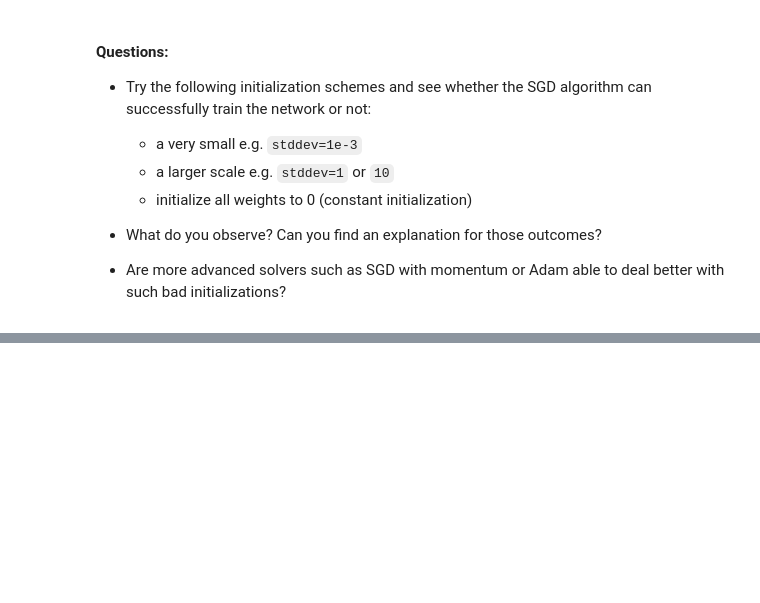
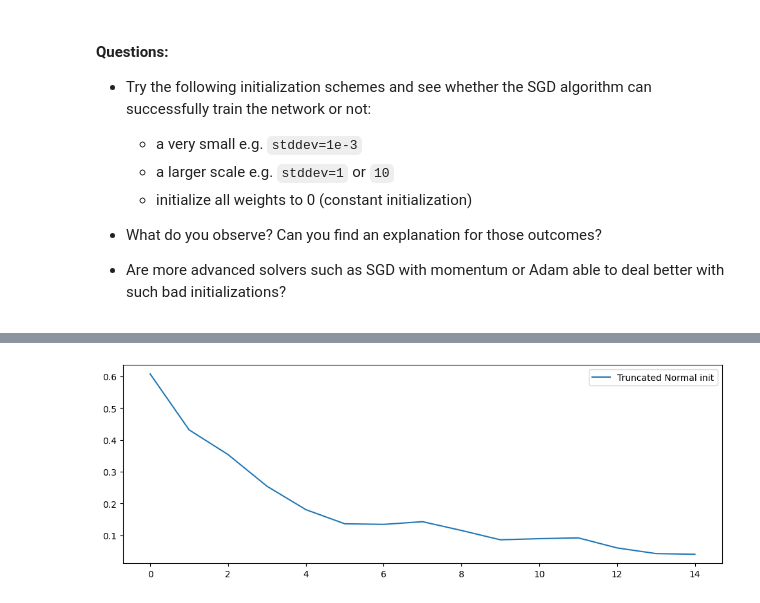
Before and after one commit to UofT-DSI/deep_learning, a Jupyter notebook: 01_materials/labs/lab_1.ipynb, the cells around one changed output, grey strips where cells are left out. Saved outputs shown, nothing was run; the diff lists cells and outputs as text; code cells hidden in the pictures; blank space fills up the shorter version.

```diff
--- a/01_materials/labs/lab_1.ipynb
+++ b/01_materials/labs/lab_1.ipynb
@@ -394,0 +681,81 @@ model.layers[0].weights
+# %%
+#   - a very small e.g. `stddev=1e-3`
+# seems to result in less smoother curve
+#   - a larger scale e.g. `stddev=1` or `10`
+#   - initialize all weights to 0 (constant initialization)
+
+from tensorflow.keras import initializers
+from tensorflow.keras import optimizers
+
+input_dim = 64
+hidden_dim = 64
+output_dim = 10
+
+stddev_values = [1e-3, 1, 10, 0]
+
+for stddev in stddev_values:
+
+    normal_init = initializers.TruncatedNormal(stddev=stddev, seed=42)
+
+    model = Sequential()
+    model.add(Dense(hidden_dim, input_dim=input_dim, activation="tanh",
+                    kernel_initializer=normal_init))
+    model.add(Dense(hidden_dim, activation="tanh",
+                    kernel_initializer=normal_init))
+    model.add(Dense(output_dim, activation="softmax",
+                    kernel_initializer=normal_init))
+
+    model.compile(optimizer=optimizers.SGD(learning_rate=0.1),
+                loss='categorical_crossentropy', metrics=['accuracy'])
+
+    history = model.fit(X_train, y_train, epochs=15, batch_size=32)
+
+    history = model.fit(X_train, y_train, epochs=15, batch_size=32)
+
+    plt.figure(figsize=(12, 4))
+    plt.plot(history.history['loss'], label="Truncated Normal init")
+    plt.legend();
+
+# Are more advanced solvers such as SGD with momentum or Adam able to deal better with such bad initializations?
+normal_init = initializers.TruncatedNormal(stddev=1, seed=42)
+
+model = Sequential()
+model.add(Dense(hidden_dim, input_dim=input_dim, activation="tanh",
+                kernel_initializer=normal_init))
+model.add(Dense(hidden_dim, activation="tanh",
+                kernel_initializer=normal_init))
+model.add(Dense(output_dim, activation="softmax",
+                kernel_initializer=normal_init))
+
+model.compile(optimizer=optimizers.SGD(learning_rate=0.1, momentum=0.9),
+            loss='categorical_crossentropy', metrics=['accuracy'])
+
+history = model.fit(X_train, y_train, epochs=15, batch_size=32)
+
+history = model.fit(X_train, y_train, epochs=15, batch_size=32)
+
+plt.figure(figsize=(12, 4))
+plt.plot(history.history['loss'], label="Truncated Normal init")
+plt.legend();
+
+normal_init = initializers.TruncatedNormal(stddev=1, seed=42)
+
+model = Sequential()
+model.add(Dense(hidden_dim, input_dim=input_dim, activation="tanh",
+                kernel_initializer=normal_init))
+model.add(Dense(hidden_dim, activation="tanh",
+                kernel_initializer=normal_init))
+model.add(Dense(output_dim, activation="softmax",
+                kernel_initializer=normal_init))
+
+model.compile(optimizer=optimizers.Adam(),
+            loss='categorical_crossentropy', metrics=['accuracy'])
+
+history = model.fit(X_train, y_train, epochs=15, batch_size=32)
+
+history = model.fit(X_train, y_train, epochs=15, batch_size=32)
+
+plt.figure(figsize=(12, 4))
+plt.plot(history.history['loss'], label="Truncated Normal init")
+plt.legend();
+# %% [output]
@@ -394,0 +779 @@ model.layers[0].weights
+[figure, added]
```
Also changed, not shown: parts of 29 cells of this notebook.
